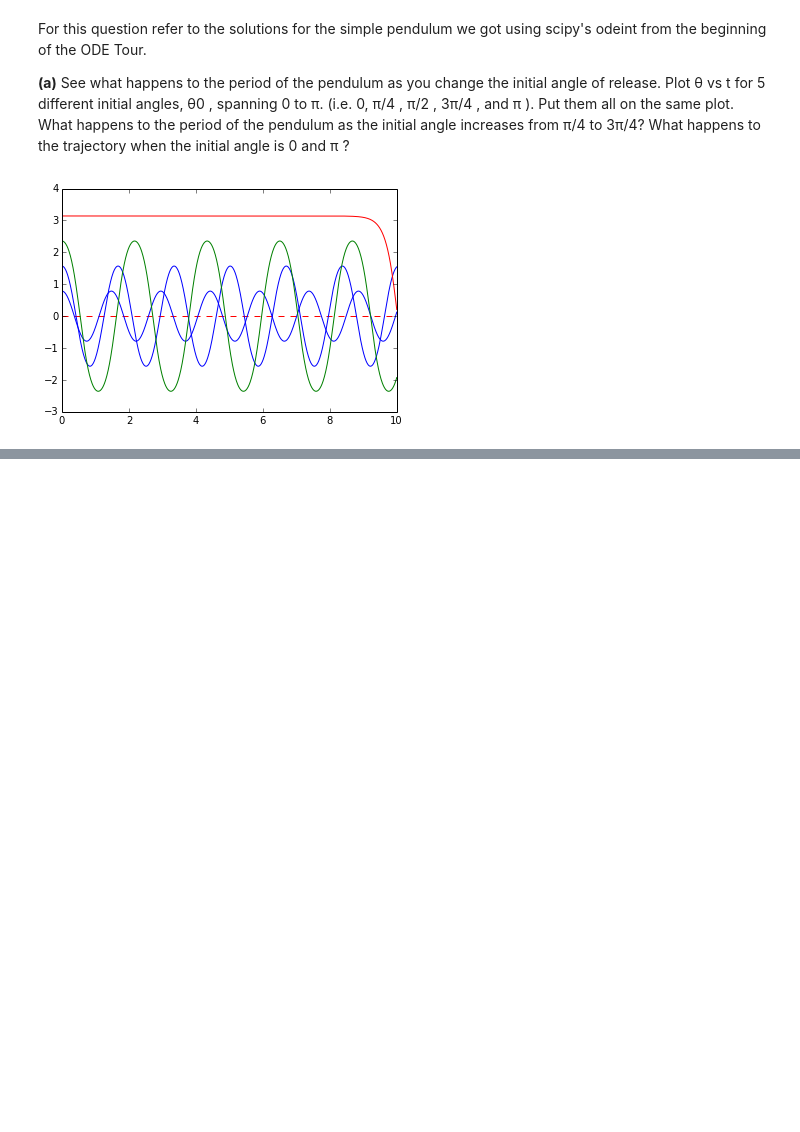
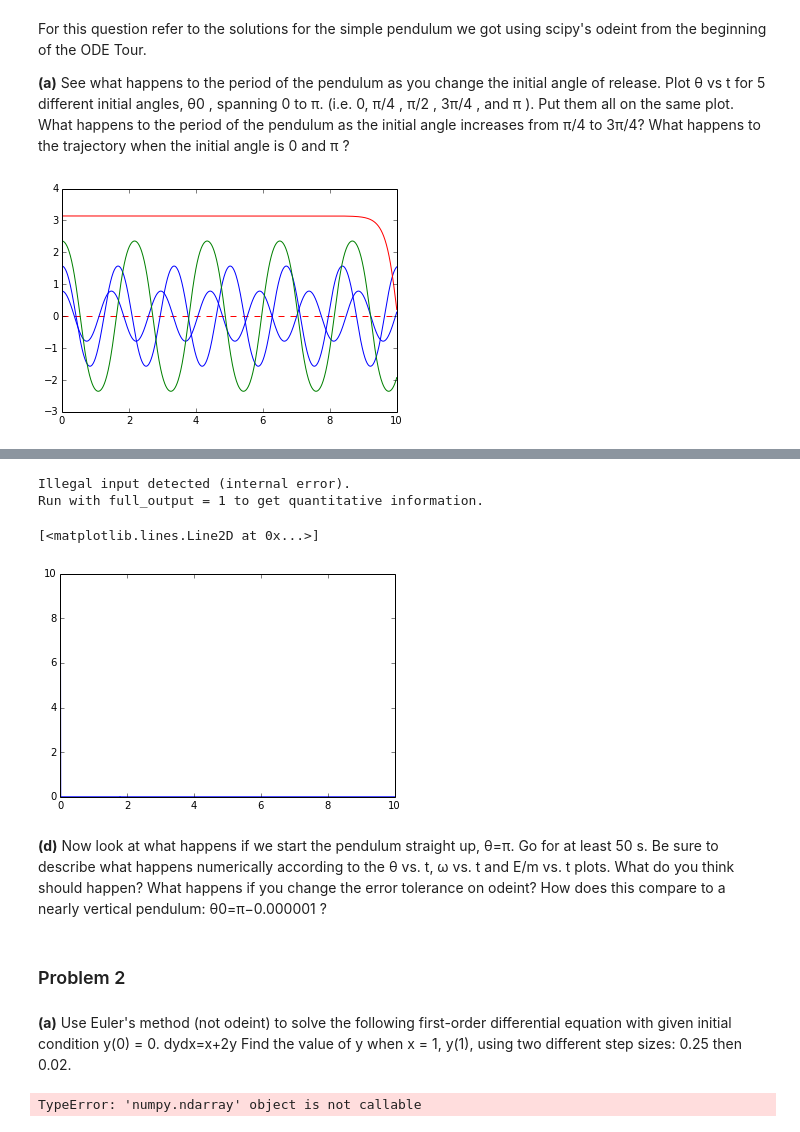
Before and after one commit to kmcombs/PHYS202-S14, a Jupyter notebook: SciPy/ODEExercises.ipynb, the cells around one changed output, grey strips where cells are left out. Saved outputs shown, nothing was run; the diff lists cells and outputs as text; code cells hidden in the pictures; blank space fills up the shorter version.

```diff
--- a/SciPy/ODEExercises.ipynb
+++ b/SciPy/ODEExercises.ipynb
@@ -56,0 +109,38 @@ plt.show()
+# %%
+theta1 = odeint(deriv,theta_init,t, rtol = 1e-15, atol = 1e-15)
+
+g = 9.81
+ell = 0.5
+
+Em1 = g * ell*(1- np.cos(theta1[:,0]))+ 0.5*(ell**2)*(theta1[:,1]**2)
+
+
+t = np.arange(0.,10.+0.01,0.01)
+plt.plot(t, Em1)
+# %% [output]
+Illegal input detected (internal error).
+Run with full_output = 1 to get quantitative information.
+[<matplotlib.lines.Line2D at 0x...>]
+[figure, added]
+# %% [markdown]
+**(d)** Now look at what happens if we start the pendulum straight up, θ=π. Go for at least 50 s. Be sure to describe what happens numerically according to the θ vs. t, ω vs. t and E/m vs. t plots. What do you think should happen? What happens if you change the error tolerance on odeint? How does this compare to a nearly vertical pendulum: θ0=π−0.000001 ?
+# %% [markdown]
+### Problem 2
+# %% [markdown]
+**(a)** Use Euler's method (not odeint) to solve the following first-order differential equation with given initial condition y(0) = 0.
+dydx=x+2y
+Find the value of y when x = 1, y(1), using two different step sizes: 0.25 then 0.02.
+# %%
+xmax = 1.25
+dx = 0.25
+
+nsteps = int(xmax/dx)
+x = np.zeros(nsteps)
+y = np.zeros(nsteps)
+
+for i in range(len(x)-1):
+    x[i+1] = x[i] + dx
+    y[i+1] =0.5*((dy[i]/dx) - x[i+1])
+print y
+# %% [output]
+TypeError: 'numpy.ndarray' object is not callable
```
Also changed, not shown: parts of 11 cells of this notebook, 3 other files.
